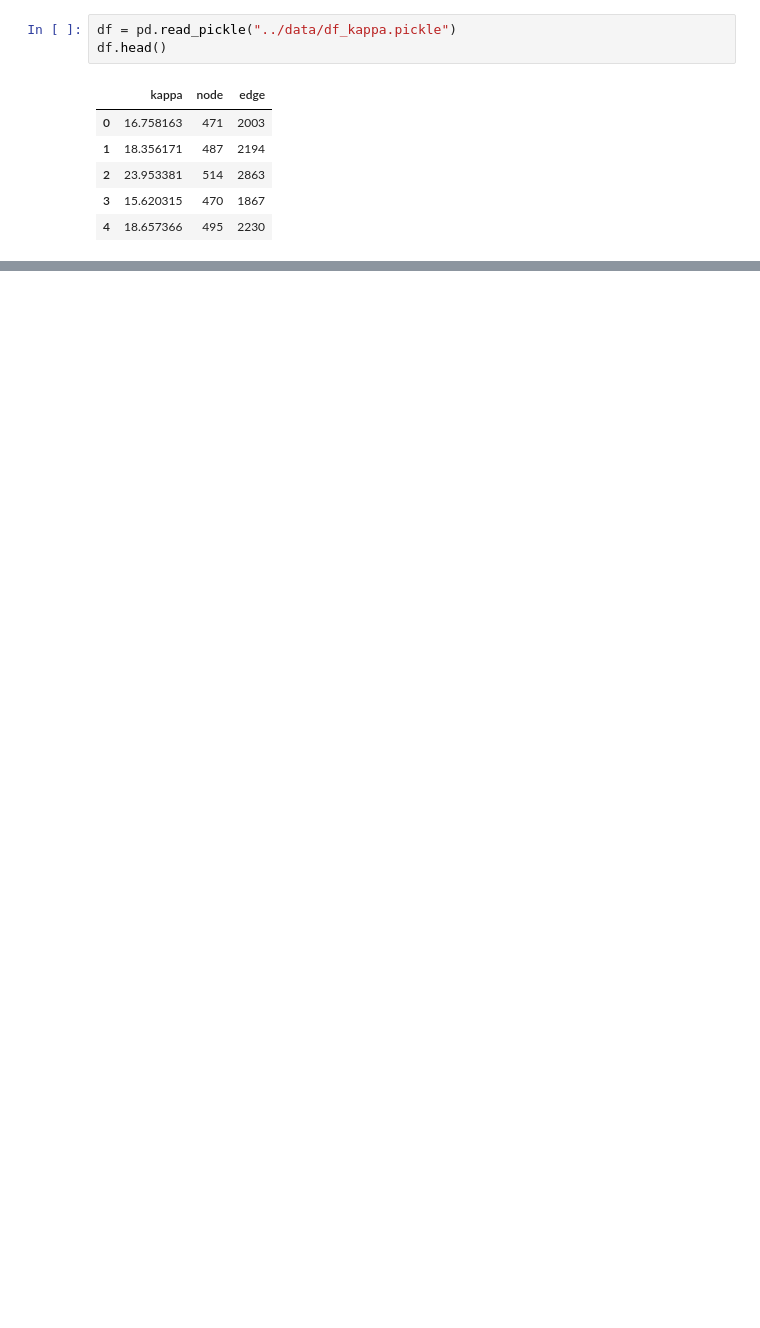
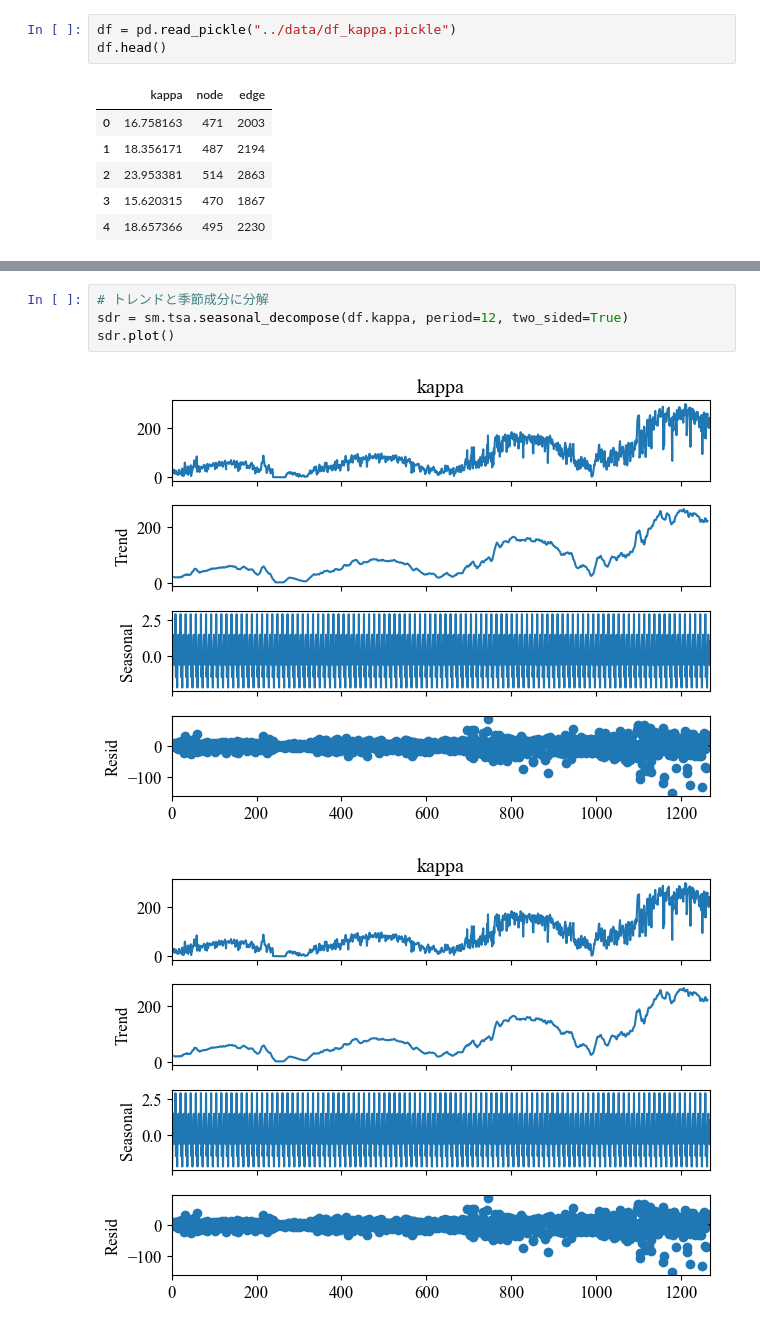
Before and after one commit to yiadka/mobility_scaling, a Jupyter notebook: notebooks/time_series_analysis.ipynb, the cells around one changed output, grey strips where cells are left out. Drawn from its saved outputs; the diff is of its cells as text; blank space fills up the shorter version.

```diff
--- a/notebooks/time_series_analysis.ipynb
+++ b/notebooks/time_series_analysis.ipynb
@@ -37,0 +64,7 @@ plt.show()
+# %%
+# トレンドと季節成分に分解
+sdr = sm.tsa.seasonal_decompose(df.kappa, period=12, two_sided=True)
+sdr.plot()
+# %% [output]
+[figure, added]
+[figure, added]
```
Also changed, not shown: parts of 72 cells of this notebook, 4 other files.
